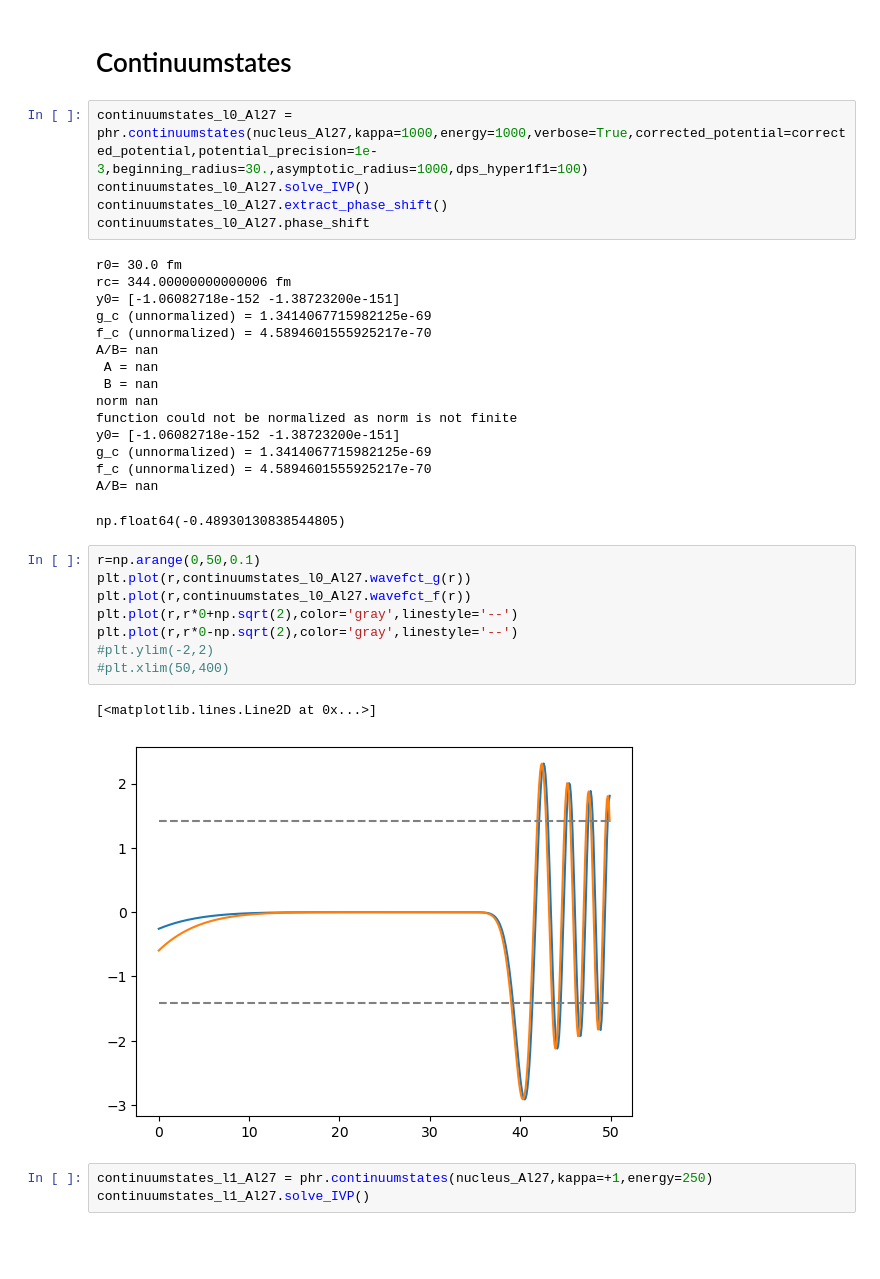
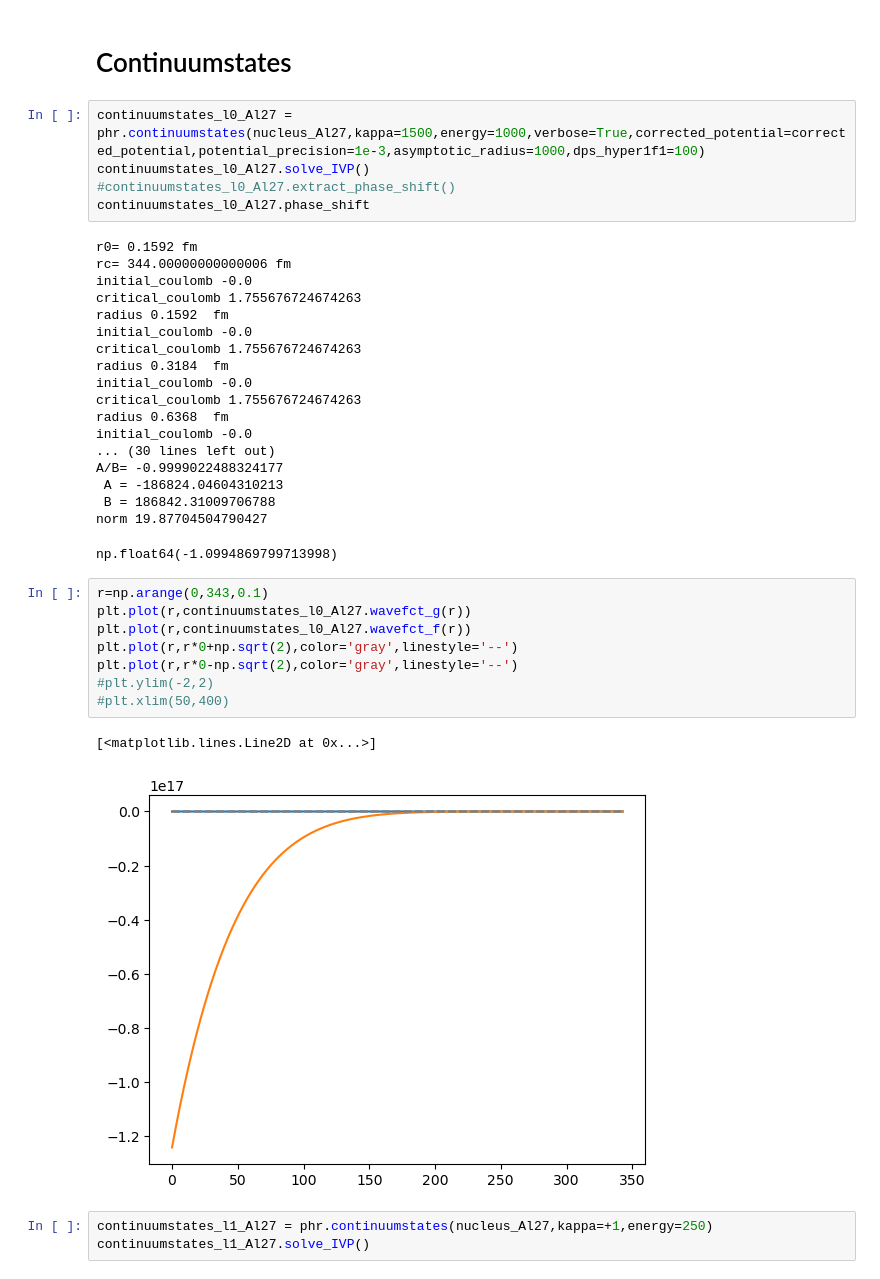
Before and after one commit to akotarel/phasr, a Jupyter notebook: docs/examples/ExamplesBasic.ipynb, the cells around one changed output. Drawn from its saved outputs; the diff is of its cells as text; blank space fills up the shorter version.

Commit message:
Took care of the overflow/underflow problems at the calculation of the Coulomb solution. Also the beginning radius is fixed by an adaptive routine

```diff
--- a/docs/examples/ExamplesBasic.ipynb
+++ b/docs/examples/ExamplesBasic.ipynb
@@ -338,37 +338,40 @@ plt.legend()
 # %% [markdown]
 # Continuumstates
 # %%
-continuumstates_l0_Al27 = phr.continuumstates(nucleus_Al27,kappa=1000,energy=1000,verbose=True,corrected_potential=corrected_potential,potential_precision=1e-3,beginning_radius=30.,asymptotic_radius=1000,dps_hyper1f1=100)
+continuumstates_l0_Al27 = phr.continuumstates(nucleus_Al27,kappa=1500,energy=1000,verbose=True,corrected_potential=corrected_potential,potential_precision=1e-3,asymptotic_radius=1000,dps_hyper1f1=100)
 continuumstates_l0_Al27.solve_IVP()
-continuumstates_l0_Al27.extract_phase_shift()
+#continuumstates_l0_Al27.extract_phase_shift()
 continuumstates_l0_Al27.phase_shift
 # %% [output]
-r0= 30.0 fm
+r0= 0.1592 fm
 rc= 344.00000000000006 fm
-y0= [-1.06082718e-152 -1.38723200e-151]
-g_c (unnormalized) = 1.3414067715982125e-69
-f_c (unnormalized) = 4.5894601555925217e-70
-A/B= nan
- A = nan
- B = nan
-norm nan
-function could not be normalized as norm is not finite
-y0= [-1.06082718e-152 -1.38723200e-151]
-g_c (unnormalized) = 1.3414067715982125e-69
-f_c (unnormalized) = 4.5894601555925217e-70
-A/B= nan
+initial_coulomb -0.0
+critical_coulomb 1.755676724674263
+radius 0.1592  fm
+initial_coulomb -0.0
+critical_coulomb 1.755676724674263
+radius 0.3184  fm
+initial_coulomb -0.0
+critical_coulomb 1.755676724674263
+radius 0.6368  fm
+initial_coulomb -0.0
+... (30 lines left out)
+A/B= -0.9999022488324177
+ A = -186824.04604310213
+ B = 186842.31009706788
+norm 19.87704504790427
-np.float64(-0.48930130838544805)
+np.float64(-1.0994869799713998)
 # %%
-r=np.arange(0,50,0.1)
+r=np.arange(0,343,0.1)
 plt.plot(r,continuumstates_l0_Al27.wavefct_g(r))
 plt.plot(r,continuumstates_l0_Al27.wavefct_f(r))
 plt.plot(r,r*0+np.sqrt(2),color='gray',linestyle='--')
 plt.plot(r,r*0-np.sqrt(2),color='gray',linestyle='--')
 #plt.ylim(-2,2)
 #plt.xlim(50,400)
 # %% [output]
 [<matplotlib.lines.Line2D at 0x...>]
-[figure, old version]
+[figure, new version]
 # %%
 continuumstates_l1_Al27 = phr.continuumstates(nucleus_Al27,kappa=+1,energy=250)
 continuumstates_l1_Al27.solve_IVP()
```
Also changed, not shown: parts of 1 cell of this notebook, 4 other files.
